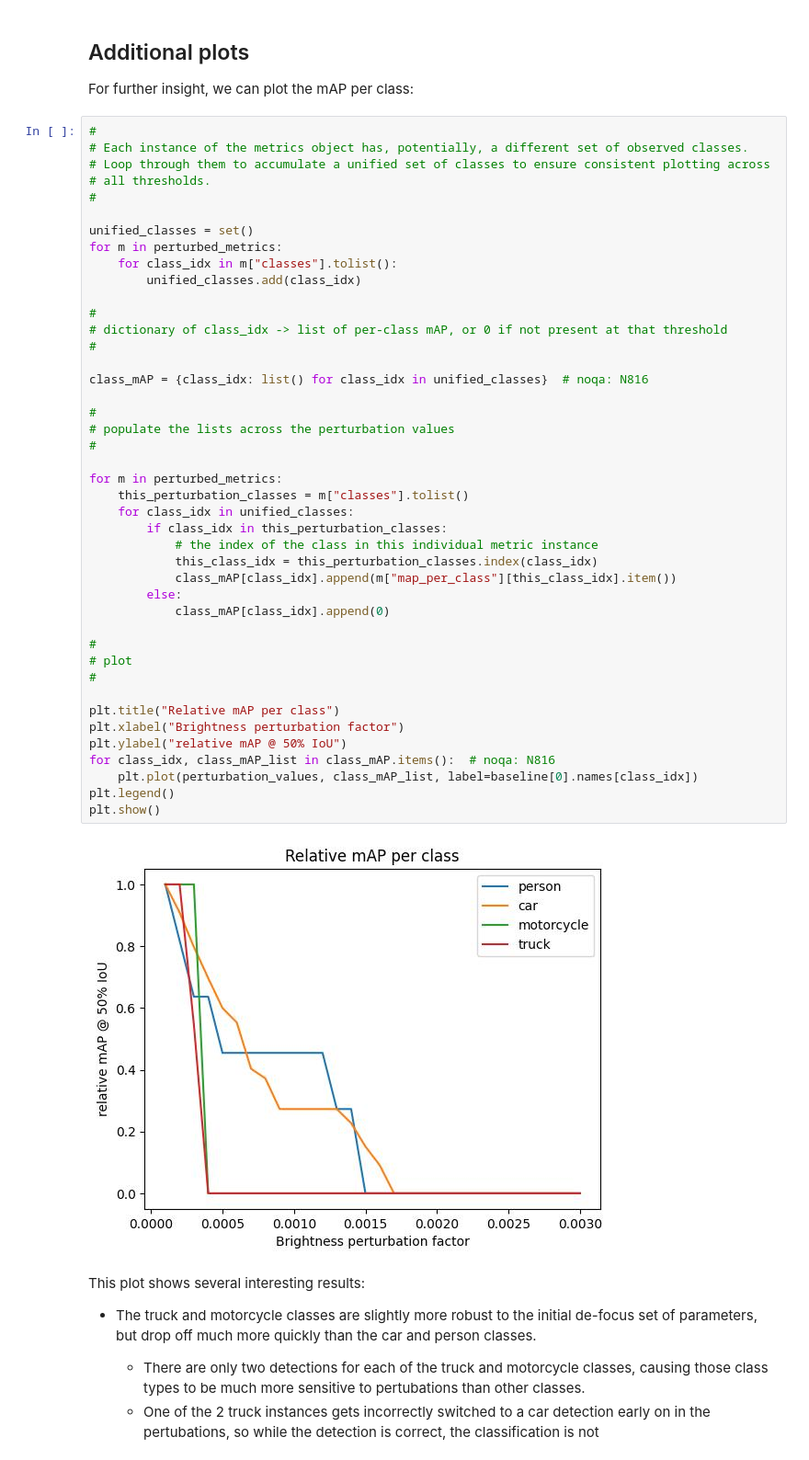
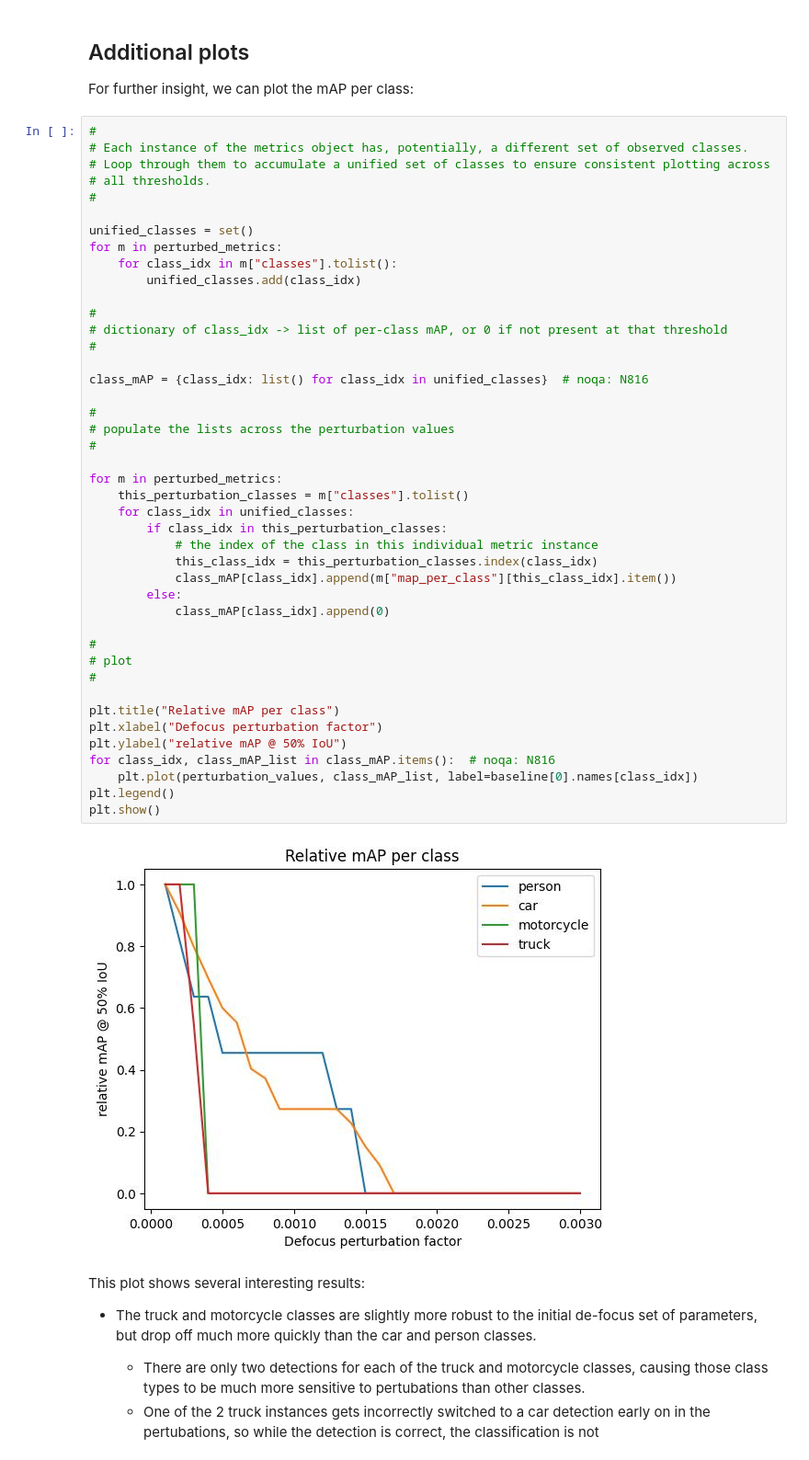
Before and after one commit to Kitware/nrtk-jatic, a Jupyter notebook: examples/nrtk_focus_perturber_demo.ipynb, the cells around one changed output. Shown at 92% size. Drawn from its saved outputs; the diff is of its cells as text.

Commit message:
fixed typo and image error

```diff
--- a/examples/nrtk_focus_perturber_demo.ipynb
+++ b/examples/nrtk_focus_perturber_demo.ipynb
@@ -555,35 +555,35 @@ for m in perturbed_metrics:
 # dictionary of class_idx -> list of per-class mAP, or 0 if not present at that threshold
 #
 
 class_mAP = {class_idx: list() for class_idx in unified_classes}  # noqa: N816
 
 #
 # populate the lists across the perturbation values
 #
 
 for m in perturbed_metrics:
     this_perturbation_classes = m["classes"].tolist()
     for class_idx in unified_classes:
         if class_idx in this_perturbation_classes:
             # the index of the class in this individual metric instance
             this_class_idx = this_perturbation_classes.index(class_idx)
             class_mAP[class_idx].append(m["map_per_class"][this_class_idx].item())
         else:
             class_mAP[class_idx].append(0)
 
 #
 # plot
 #
 
 plt.title("Relative mAP per class")
-plt.xlabel("Brightness perturbation factor")
+plt.xlabel("Defocus perturbation factor")
 plt.ylabel("relative mAP @ 50% IoU")
 for class_idx, class_mAP_list in class_mAP.items():  # noqa: N816
     plt.plot(perturbation_values, class_mAP_list, label=baseline[0].names[class_idx])
 plt.legend()
 plt.show()
 # %% [output]
-[figure, old version]
+[figure, new version]
 # %% [markdown]
 This plot shows several interesting results:
 
```
Also changed, not shown: parts of 3 cells of this notebook, 1 other file.
